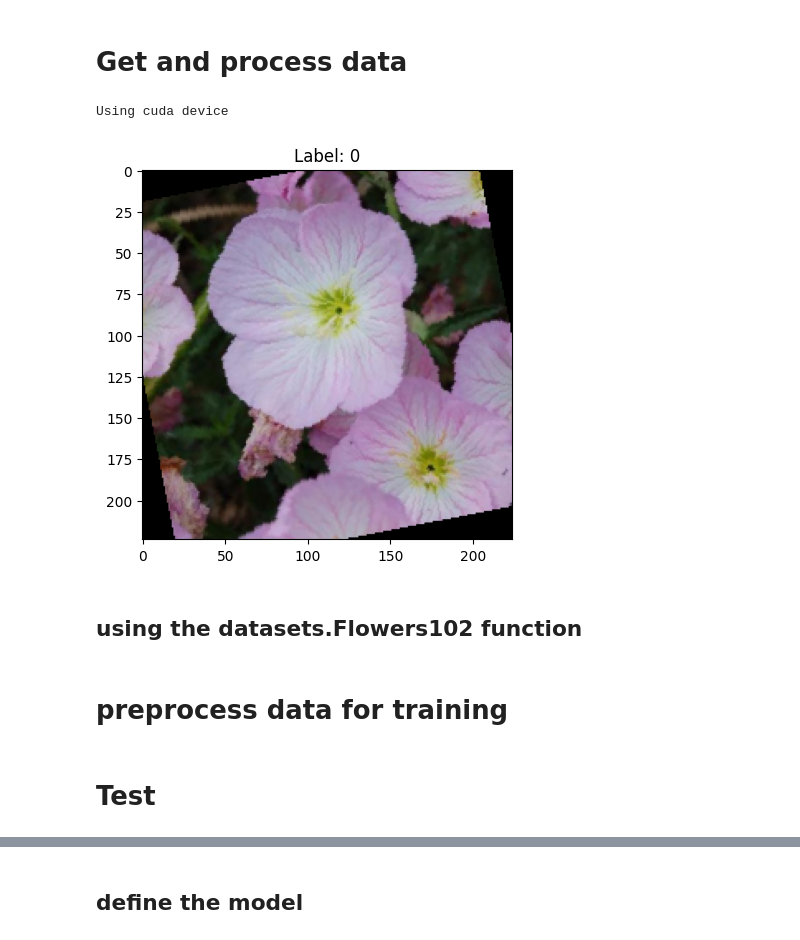
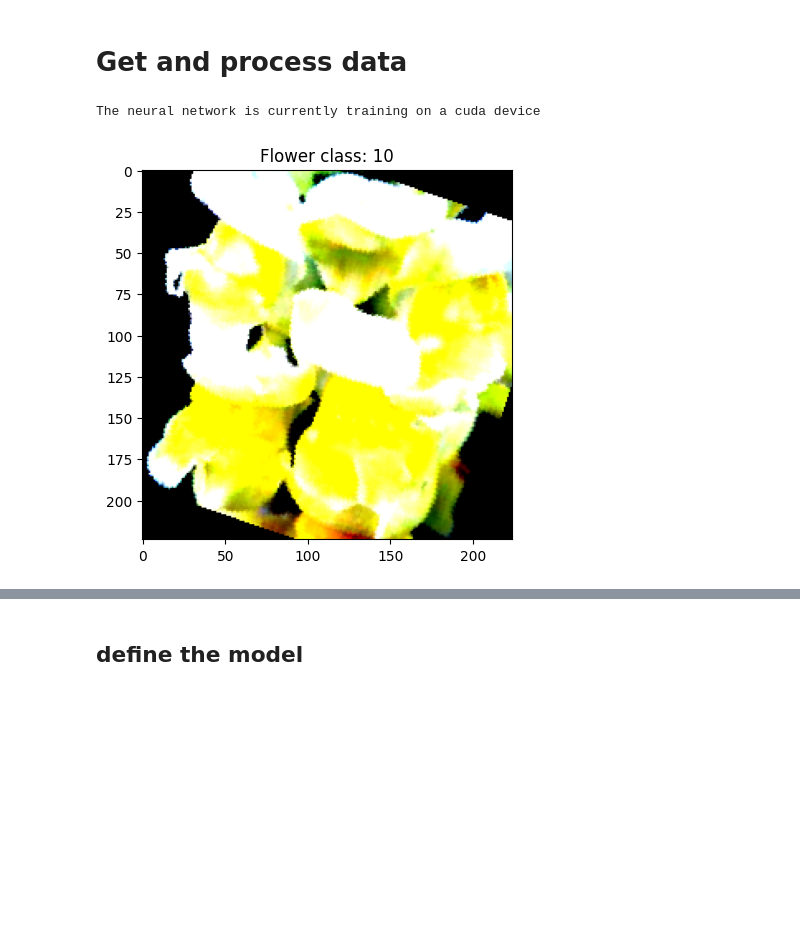
Before and after one commit to TsvetaIvanova/cnn-image-classification, a Jupyter notebook: OffIMLO.ipynb, the cells around one changed output, grey strips where cells are left out. Drawn from its saved outputs; the diff is of its cells as text; code cells hidden in the pictures; blank space fills up the shorter version.

```diff
--- a/OffIMLO.ipynb
+++ b/OffIMLO.ipynb
@@ -60,9 +61,9 @@ print(torch.__version__)
 # Get and process data
 # %%
 device = "cuda" if torch.cuda.is_available() else "cpu"
-print(f"Using {device} device")
+print(f"The neural network is currently training on a {device} device")
 # %% [output]
-Using cuda device
+The neural network is currently training on a cuda device
 # %%
 
 data_train_transform = v2.Compose([
@@ -95,8 +106,10 @@ data_test_transform = v2.Compose([
 # %%
-def show_image(dataset, index=0):
-    image, label = dataset[index]
-    image = (image * torch.tensor([0.229, 0.224, 0.225])[:, None, None]) + torch.tensor([0.485, 0.456, 0.406])[:, None, None]
+def show_image(dataset, index=104):
+    image, class_flower = dataset[index]
     image = image.clamp(0, 1)
     plt.imshow(image.permute(1, 2, 0))
-    plt.title(f'Label: {label}')
+    plt.title(f'Flower class: {class_flower}')
     plt.show()
+show_image(train_set)
+# %% [output]
+[figure, added]
@@ -114,10 +115,0 @@ val_loader = DataLoader(dataset=val_set, batch_size=16, shuffle=False)
-# %%
-show_image(train_set)
-# %% [output]
-[figure, removed]
-# %% [markdown]
-## using the datasets.Flowers102 function
-# %% [markdown]
-# preprocess data for training
-# %% [markdown]
-# Test
```
Also changed, not shown: parts of 17 cells of this notebook.
